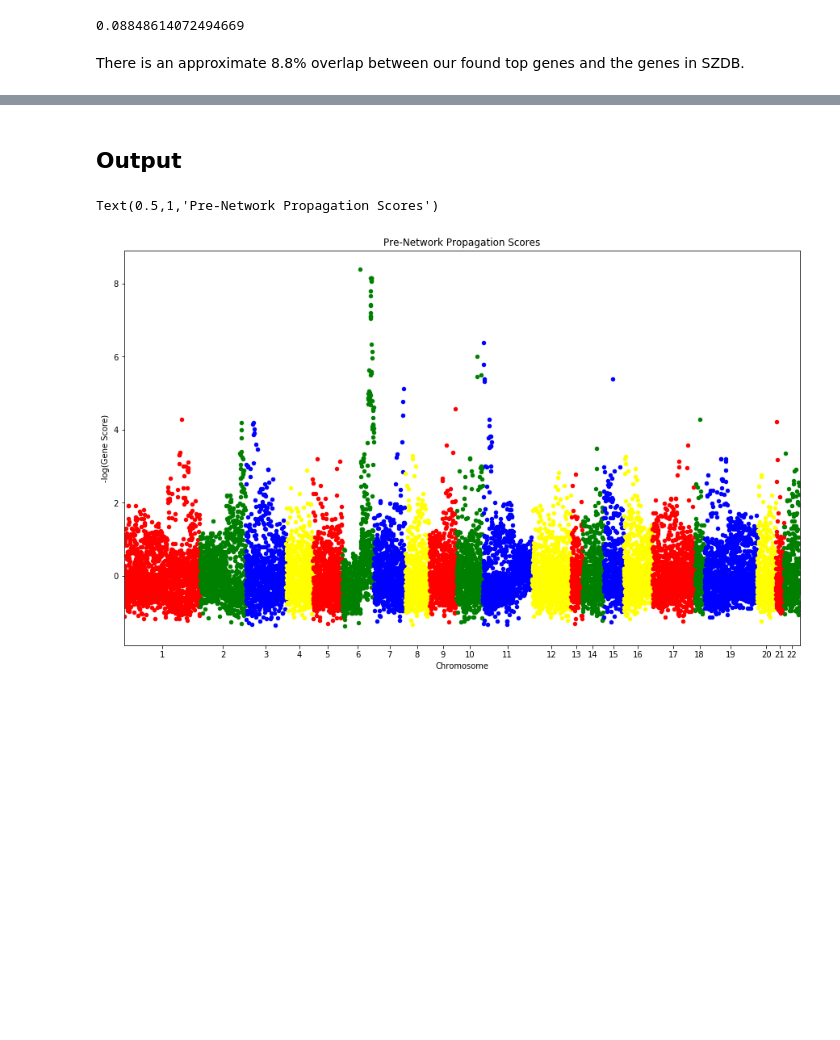
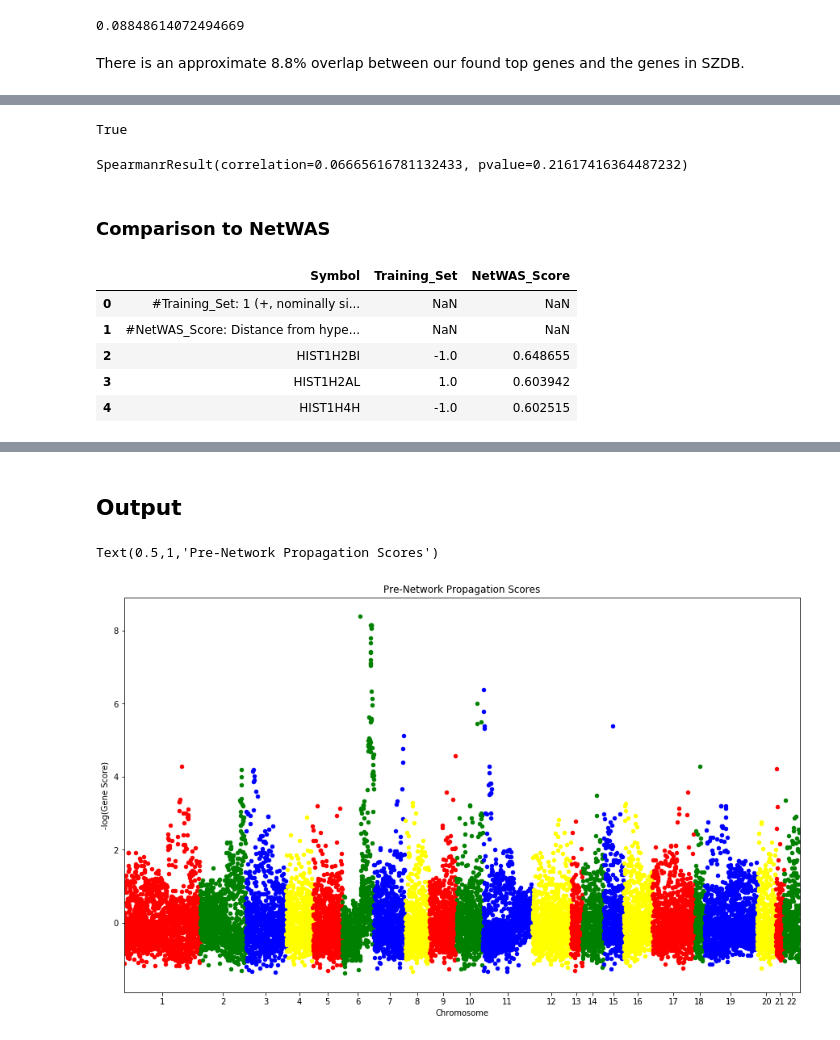
Before and after one commit to kkchau/NetGWAS, a Jupyter notebook: work/NetworkGWAS.ipynb, the cells around one changed output, grey strips where cells are left out. Saved outputs shown, nothing was run; the diff lists cells and outputs as text; code cells hidden in the pictures; blank space fills up the shorter version.

Commit message:
netwas validations

```diff
--- a/work/NetworkGWAS.ipynb
+++ b/work/NetworkGWAS.ipynb
@@ -250,0 +278,21 @@ There is an approximate 8.8% overlap between our found top genes and the genes i
+# %%
+len(overlap) == len(szdb_scores)
+# %% [output]
+True
+# %%
+spearmanr(overlap, szdb_scores)
+# %% [output]
+SpearmanrResult(correlation=0.06665616781132433, pvalue=0.21617416364487232)
+# %% [markdown]
+### Comparison to NetWAS
+# %%
+netwas = pd.read_csv("../src/NetWAS_results.csv", sep = '\t')
+# %%
+netwas.head()
+# %% [output]
+|  | Symbol | Training_Set | NetWAS_Score |
+| 0 | #Training_Set: 1 (+, nominally si... | NaN | NaN |
+| 1 | #NetWAS_Score: Distance from hype... | NaN | NaN |
+| 2 | HIST1H2BI | -1.0 | 0.648655 |
+| 3 | HIST1H2AL | 1.0 | 0.603942 |
+| 4 | HIST1H4H | -1.0 | 0.602515 |
```
Also changed, not shown: parts of 13 cells of this notebook, 6 other files.
